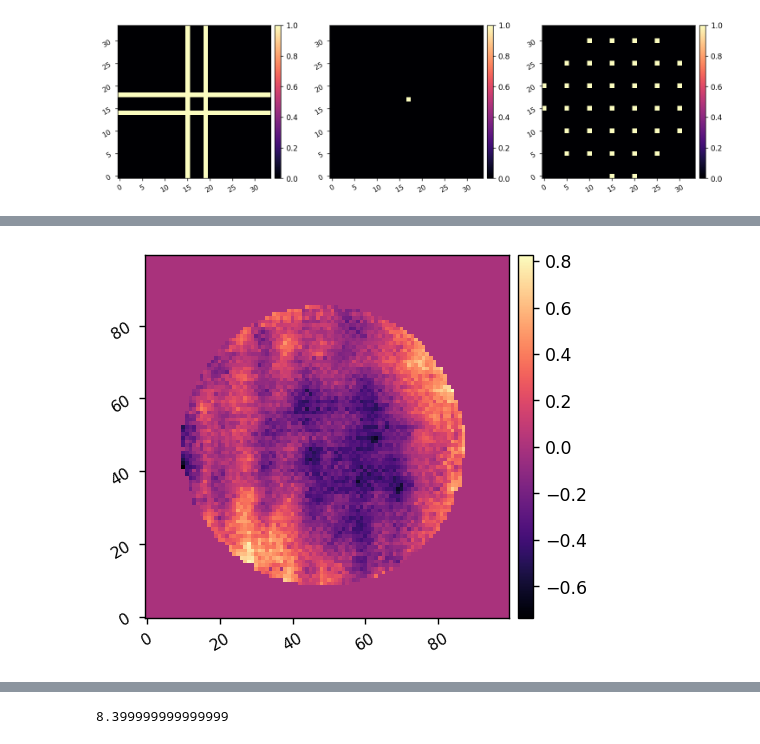
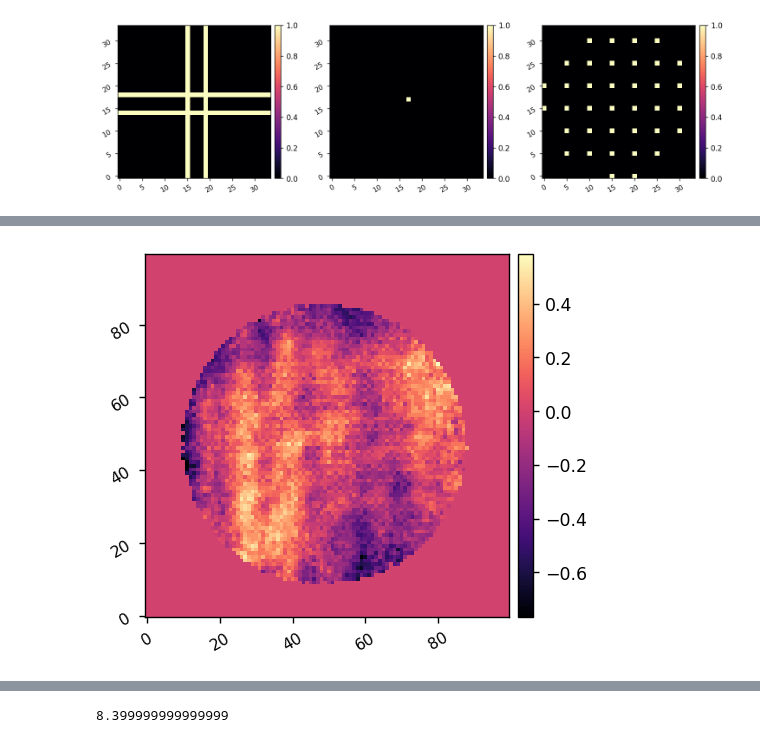
Before and after one commit to kian1377/aefc-vortex, a Jupyter notebook: scoob/run_fdpr_camsci.ipynb, the cells around one changed output, grey strips where cells are left out. Saved outputs shown, nothing was run; the diff lists cells and outputs as text; code cells hidden in the pictures.

```diff
--- a/scoob/run_fdpr_camsci.ipynb
+++ b/scoob/run_fdpr_camsci.ipynb
@@ -157,9 +154,11 @@ Saved data to:  data/20250115_fdpr2_postfpm_pokes.pkl
 # %%
 I.zero_dm()
 # %%
-ref_data = utils.load_pickle(f'data/{today}_fdpr2_postfpm_ref.pkl')
+date = 20250117
+
+ref_data = utils.load_pickle(f'data/{date}_fdpr2_postfpm_ref.pkl')
 ref_phs = ref_data['PHS']
 imshow1(ref_phs, npix=100)
 # %% [output]
-[figure, old version]
+[figure, new version]
 # %%
```
Also changed, not shown: parts of 9 cells of this notebook, 11 other files.
